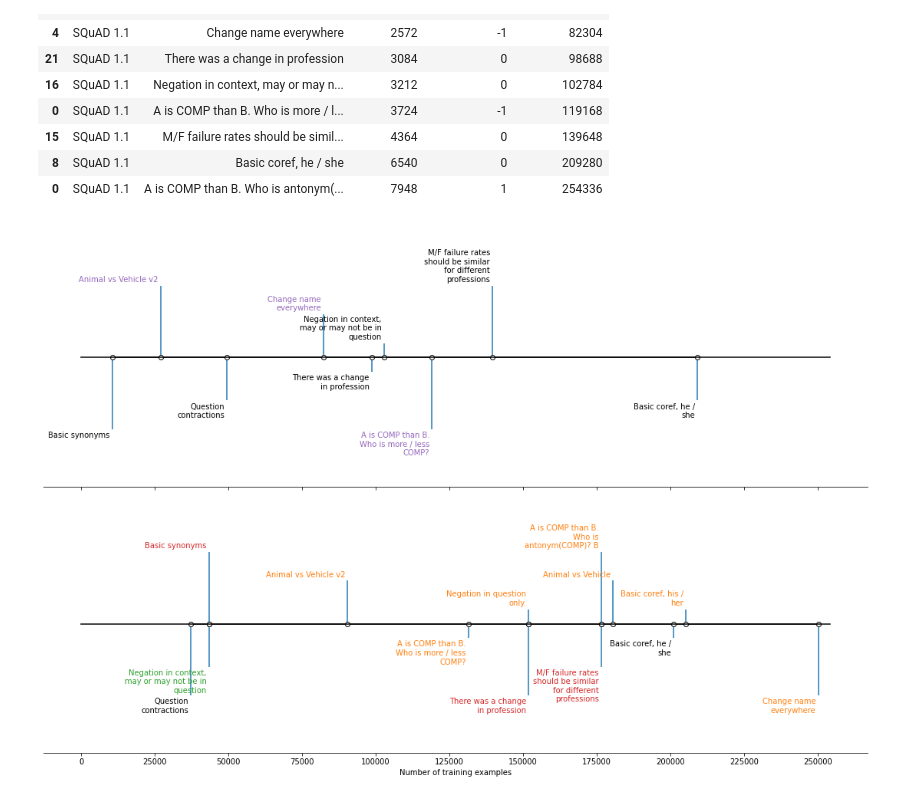
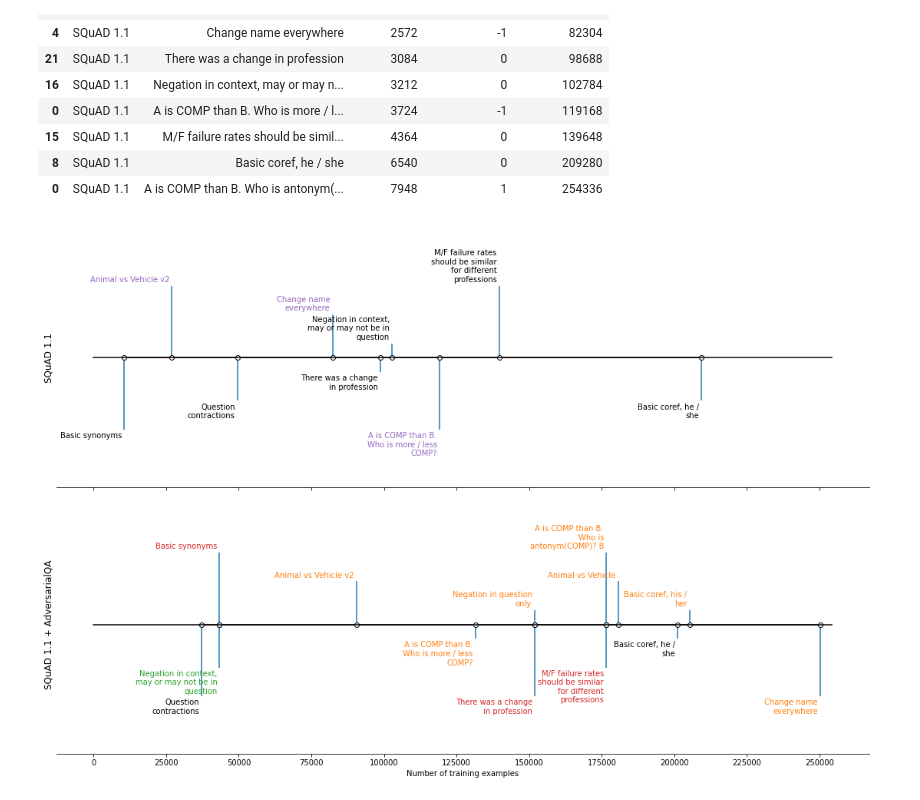
Before and after one commit to stevieg3/when-do-reading-comprehension-models-learn, a Jupyter notebook: notebooks/final_plots/11-CheckList hierarchy.ipynb, the cells around one changed output. Cells and saved outputs as stored; diff of their text form; code cells hidden in the pictures.

Commit message:
Finalised hierarchy plots

```diff
--- a/notebooks/final_plots/11-CheckList hierarchy.ipynb
+++ b/notebooks/final_plots/11-CheckList hierarchy.ipynb
@@ -463,7 +463,8 @@ for i, (d, l, r) in enumerate(zip(num_examples, levels, test_names)):
     )
 
 # remove y axis and spines
-ax[0].yaxis.set_visible(False)
+ax[0].set_yticklabels([])
+ax[0].set_yticks([])
 ax[0].spines[["left", "top", "right"]].set_visible(False)
 ax[0].margins(y=0.1)
 
@@ -501,32 +502,38 @@ for i, (d, l, r) in enumerate(zip(num_examples, levels, test_names)):
 
     if r in learned_by_combined_not_squad:
         color = 'tab:orange'
     elif r in tests_learned_squad_before_combined:
         color = 'tab:red'
     elif r in tests_learned_combined_before_squad:
         color = 'tab:green'
     else:
         color = 'black'
 
     ax[1].annotate(
         "\n".join(wrap(f"{r}", 20)),
         xy=(d, l),
         xytext=(-3, np.sign(l)*3),
         textcoords="offset points",
         horizontalalignment="right", # if i % 2 == 0 else "left",
         verticalalignment="bottom" if l > 0 else "top",
         color=color
     )
 
 # remove y axis and spines
-ax[1].yaxis.set_visible(False)
+ax[1].set_yticklabels([])
+ax[1].set_yticks([])
 ax[1].spines[["left", "top", "right"]].set_visible(False)
 ax[1].set_xlabel('Number of training examples')
 ax[1].margins(y=0.1)
 
 ax[1].set_xticks(np.arange(0, 7948*BATCH_SIZE, 25000))
 
+rows = ['SQuAD 1.1', 'SQuAD 1.1 + AdversarialQA']
+
+for axi, row in zip(ax, rows):
+    axi.set_ylabel(row, rotation=90, size='large')
+
 plt.savefig('reports/figures/checklist-hierarchy.pdf')
 plt.show()
 # %% [output]
-[figure, old version]
+[figure, new version]
```
Also changed, not shown: parts of 2 cells of this notebook, 3 other files.
